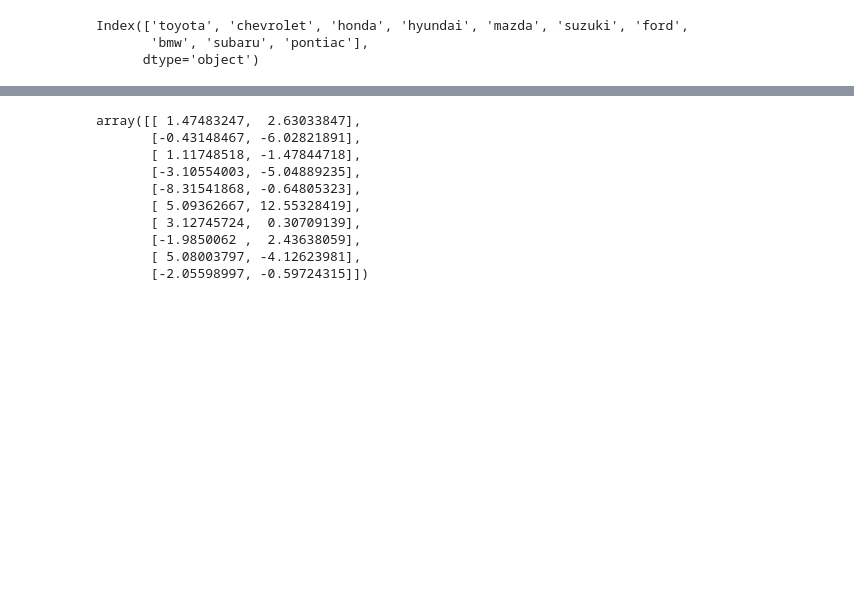
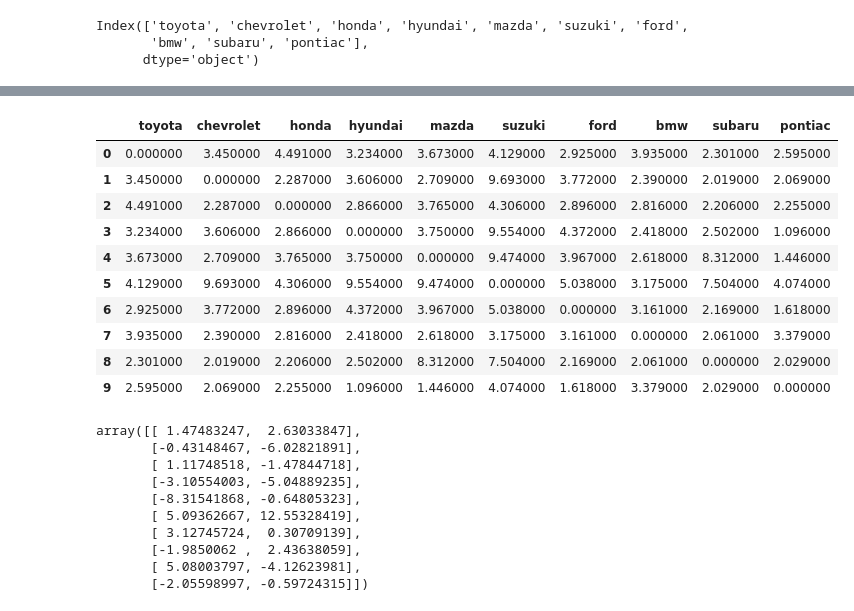
Before and after one commit to SaianshR/edmunds-analysis, a Jupyter notebook: file_lift_ratio.ipynb, the cells around one changed output, grey strips where cells are left out. Cells and saved outputs as stored; diff of their text form; code cells hidden in the pictures; blank space fills up the shorter version.

Commit message:
Added gradients to some of lift visualizations

```diff
--- a/file_lift_ratio.ipynb
+++ b/file_lift_ratio.ipynb
@@ -162,3 +162,18 @@ lift_dict
+# %%
+#Different way to Visualize it. Cant round zeros?
+lift_dict.apply(pd.to_numeric).style.background_gradient(axis=0,cmap='Blues')
+# %% [output]
+|  | toyota | chevrolet | honda | hyundai | mazda | suzuki | ford | bmw | subaru | pontiac |
+| 0 | 0.000000 | 3.450000 | 4.491000 | 3.234000 | 3.673000 | 4.129000 | 2.925000 | 3.935000 | 2.301000 | 2.595000 |
+| 1 | 3.450000 | 0.000000 | 2.287000 | 3.606000 | 2.709000 | 9.693000 | 3.772000 | 2.390000 | 2.019000 | 2.069000 |
+| 2 | 4.491000 | 2.287000 | 0.000000 | 2.866000 | 3.765000 | 4.306000 | 2.896000 | 2.816000 | 2.206000 | 2.255000 |
+| 3 | 3.234000 | 3.606000 | 2.866000 | 0.000000 | 3.750000 | 9.554000 | 4.372000 | 2.418000 | 2.502000 | 1.096000 |
+| 4 | 3.673000 | 2.709000 | 3.765000 | 3.750000 | 0.000000 | 9.474000 | 3.967000 | 2.618000 | 8.312000 | 1.446000 |
+| 5 | 4.129000 | 9.693000 | 4.306000 | 9.554000 | 9.474000 | 0.000000 | 5.038000 | 3.175000 | 7.504000 | 4.074000 |
+| 6 | 2.925000 | 3.772000 | 2.896000 | 4.372000 | 3.967000 | 5.038000 | 0.000000 | 3.161000 | 2.169000 | 1.618000 |
+| 7 | 3.935000 | 2.390000 | 2.816000 | 2.418000 | 2.618000 | 3.175000 | 3.161000 | 0.000000 | 2.061000 | 3.379000 |
+| 8 | 2.301000 | 2.019000 | 2.206000 | 2.502000 | 8.312000 | 7.504000 | 2.169000 | 2.061000 | 0.000000 | 2.029000 |
+| 9 | 2.595000 | 2.069000 | 2.255000 | 1.096000 | 1.446000 | 4.074000 | 1.618000 | 3.379000 | 2.029000 | 0.000000 |
 # %%
 mdslifts = lift_dict
 mdslifts.reset_index(drop=True, inplace=True)
```
Also changed, not shown: parts of 3 cells of this notebook.
